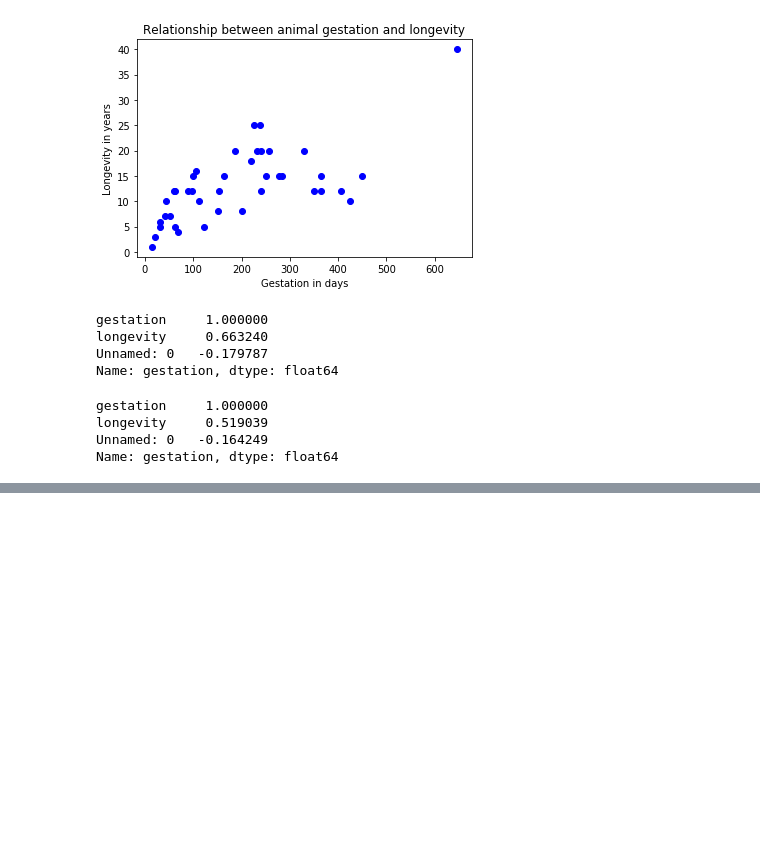
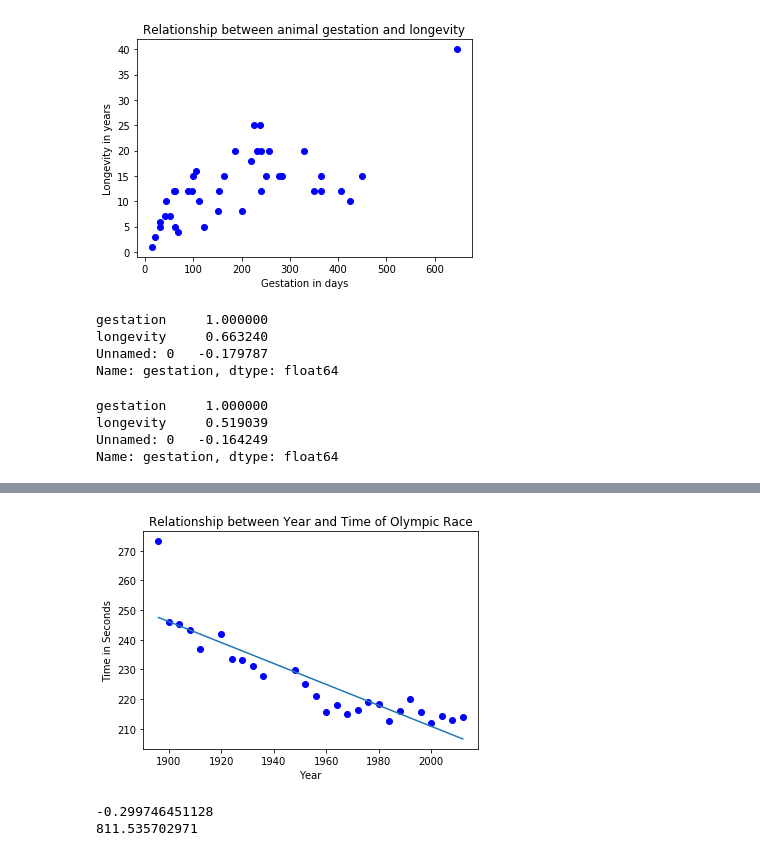
Before and after one commit to uoflCoder/StanfordStats, a Jupyter notebook: Examining Distributions.ipynb, the cells around one changed output, grey strips where cells are left out. Drawn from its saved outputs; the diff is of its cells as text; code cells hidden in the pictures; blank space fills up the shorter version.

Commit message:
Stanford Stats

```diff
--- a/Examining Distributions.ipynb
+++ b/Examining Distributions.ipynb
@@ -297,3 +298,8 @@ gestation     1.000000
 longevity     0.519039
 Unnamed: 0   -0.164249
 Name: gestation, dtype: float64
+# %%
+from scipy.stats import linregress
+import pandas as pd
+olympicsData = pd.read_csv('OlympicsData.csv')
+olympicsData.head()
@@ -299,0 +313,13 @@ Name: gestation, dtype: float64
+# %%
+lr = linregress(x = olympicsData['Year'], y = olympicsData['Time'])
+lr?
+# %%
+plt.scatter(x=olympicsData.Year, y=olympicsData.Time, color='b')
+plt.title('Relationship between Year and Time of Olympic Race')
+plt.xlabel('Year')
+plt.ylabel('Time in Seconds')
+#Plot the linear line to show the accuracy visually
+plt.plot(olympicsData['Year'], lr.slope *olympicsData.Year + lr.intercept , '-')
+plt.show()
+# %% [output]
+[figure, added]
@@ -299,0 +330,7 @@ Name: gestation, dtype: float64
+# %%
+lr = linregress(x = olympicsData['Year'], y = olympicsData['Time'])
+print(lr.slope)
+print(lr.intercept)
+# %% [output]
+-0.299746451128
+811.535702971
```
Also changed, not shown: parts of 5 cells of this notebook, 1 other file.
